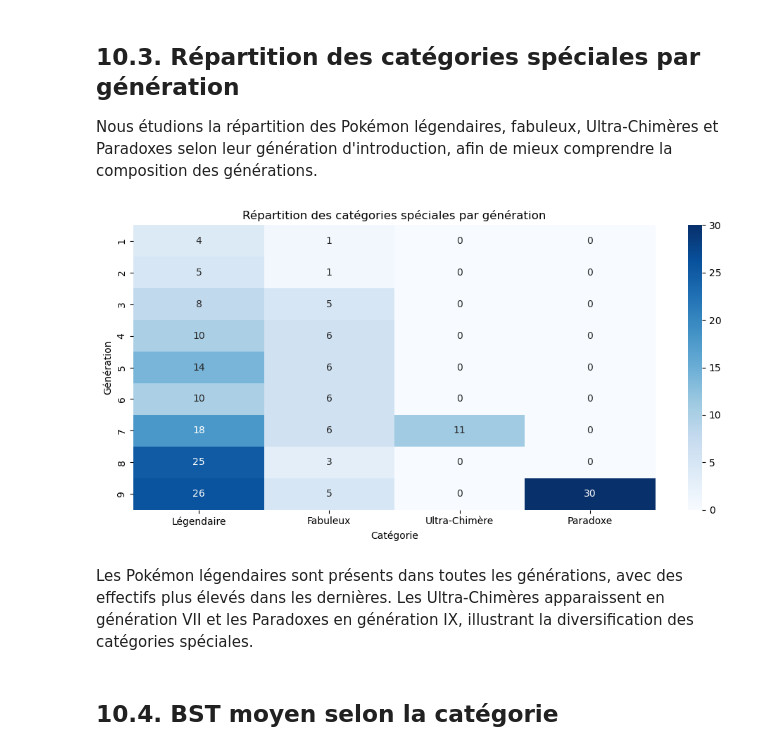
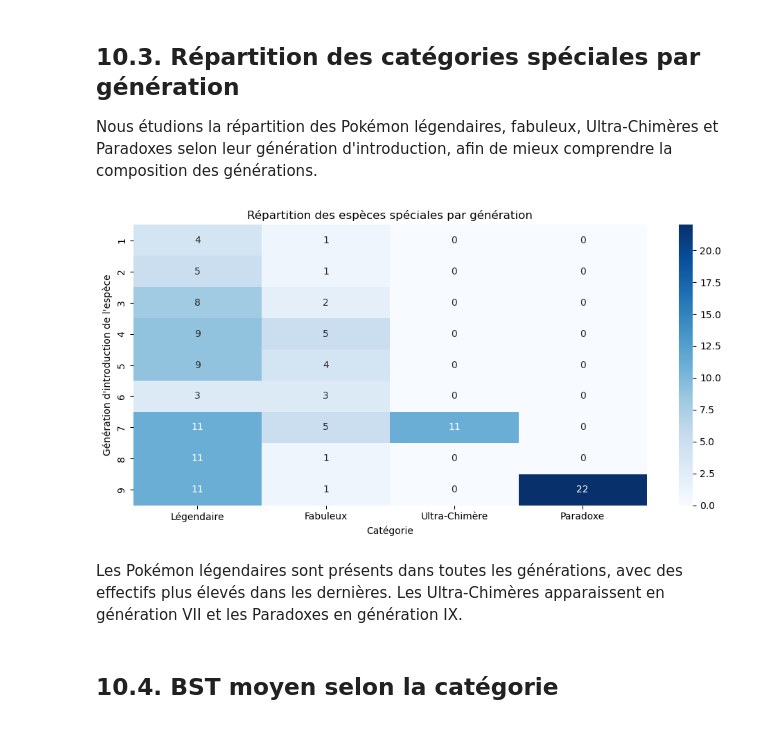
Before and after one commit to Turbo91994/Projet-python-data-science, a Jupyter notebook: notebook/constitution_base.ipynb, the cells around one changed output. Drawn from its saved outputs; the diff is of its cells as text; code cells hidden in the pictures.

Commit message:
heatmap par espèce

```diff
--- a/notebook/constitution_base.ipynb
+++ b/notebook/constitution_base.ipynb
@@ -622,36 +622,47 @@ display(
 Nous étudions la répartition des Pokémon légendaires, fabuleux, Ultra-Chimères et Paradoxes selon leur génération d'introduction, afin de mieux comprendre la composition des générations.
 # %%
 
-# Catégories à étudier
+
+# Génération d'introduction de chaque espèce
+especes = forms[
+    ["species_id", "species_generation"]
+].drop_duplicates()
+
+# Catégories spéciales associées aux espèces
 categories = ["Légendaire", "Fabuleux", "Ultra-Chimère", "Paradoxe"]
 
-# Une observation peut appartenir à plusieurs catégories
-df_cat = df_analyse.copy()
-df_cat["tag"] = df_cat["tag"].fillna("").str.split("; ")
-df_cat = df_cat.explode("tag")
+df_cat_especes = base[["species_id", "tag"]].drop_duplicates().copy()
+df_cat_especes["tag"] = df_cat_especes["tag"].fillna("").str.split(";")
+df_cat_especes = df_cat_especes.explode("tag")
+df_cat_especes["tag"] = df_cat_especes["tag"].str.strip()
 
-# On conserve les catégories étudiées
-df_cat = df_cat[df_cat["tag"].isin(categories)]
+df_cat_especes = df_cat_especes[
+    df_cat_especes["tag"].isin(categories)
+]
 
-# Nombre de variétés par génération et catégorie
+# Association avec la génération de l'espèce
+df_cat_especes = df_cat_especes.merge(
+    especes, on="species_id", how="left", validate="many_to_one"
+).drop_duplicates(["species_id", "tag"])
+
+# Nombre d'espèces par génération et catégorie
 repartition = pd.crosstab(
-    df_cat["generation"],
-    df_cat["tag"]
+    df_cat_especes["species_generation"],
+    df_cat_especes["tag"]
 ).reindex(index=range(1, 10), columns=categories, fill_value=0)
 
-# Visualisation
 plt.figure(figsize=(10, 5))
 sns.heatmap(repartition, annot=True, fmt="d", cmap="Blues")
 
-plt.title("Répartition des catégories spéciales par génération")
+plt.title("Répartition des espèces spéciales par génération")
 plt.xlabel("Catégorie")
-plt.ylabel("Génération")
+plt.ylabel("Génération d'introduction de l'espèce")
 plt.tight_layout()
 plt.show()
 # %% [output]
-[figure, old version]
+[figure, new version]
 # %% [markdown]
-Les Pokémon légendaires sont présents dans toutes les générations, avec des effectifs plus élevés dans les dernières. Les Ultra-Chimères apparaissent en génération VII et les Paradoxes en génération IX, illustrant la diversification des catégories spéciales.
+Les Pokémon légendaires sont présents dans toutes les générations, avec des effectifs plus élevés dans les dernières. Les Ultra-Chimères apparaissent en génération VII et les Paradoxes en génération IX.
 # %% [markdown]
 ## 10.4. BST moyen selon la catégorie
 # %%
```
Also changed, not shown: parts of 1 cell of this notebook.
